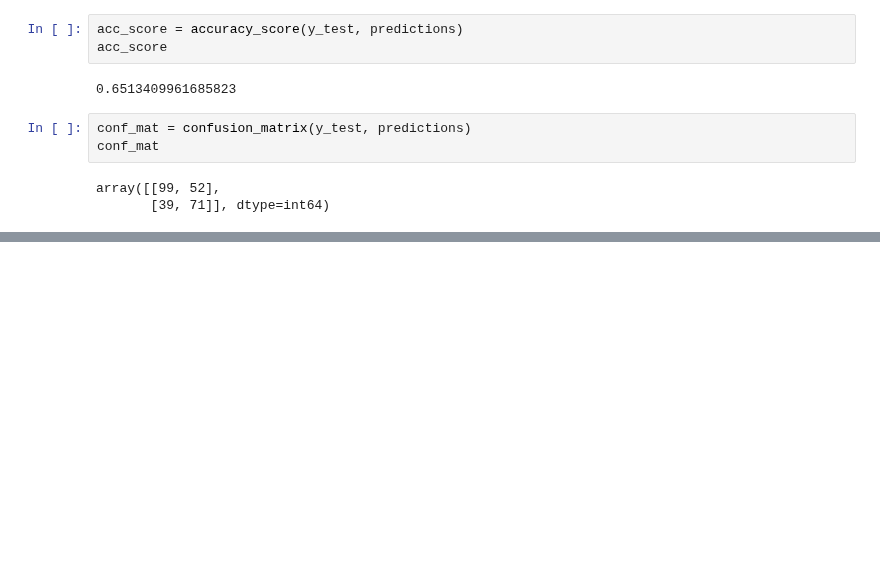
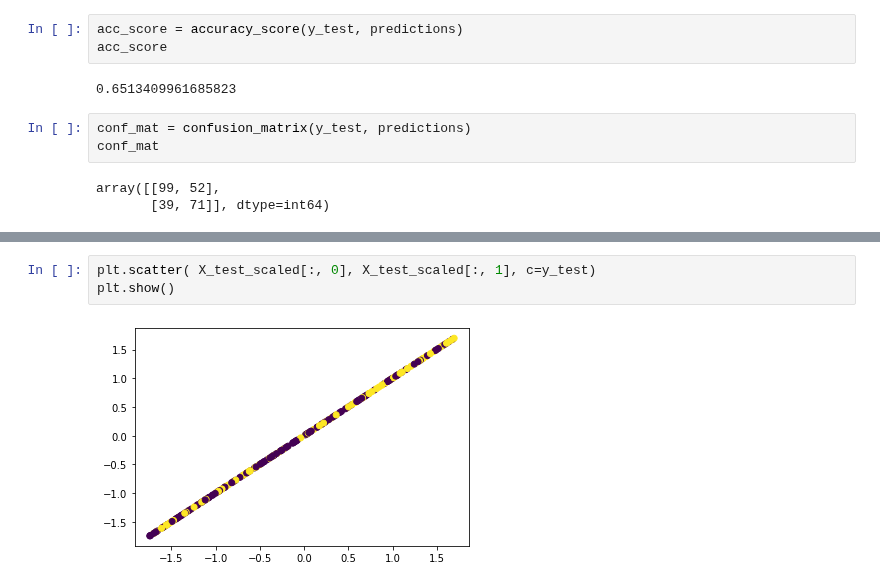
Before and after one commit to jaimiesj/health_outcomes, a Jupyter notebook: src/learn.ipynb, the cells around one changed output, grey strips where cells are left out. Cells and saved outputs as stored; diff of their text form; blank space fills up the shorter version.

```diff
--- a/src/learn.ipynb
+++ b/src/learn.ipynb
@@ -116,0 +135,5 @@ pd.DataFrame(data=conf_mat, index=['Positive', 'Negative'], columns=['True', 'Fa
+# %%
+plt.scatter( X_test_scaled[:, 0], X_test_scaled[:, 1], c=y_test)
+plt.show()
+# %% [output]
+[figure, added]
```
Also changed, not shown: parts of 4 cells of this notebook.
